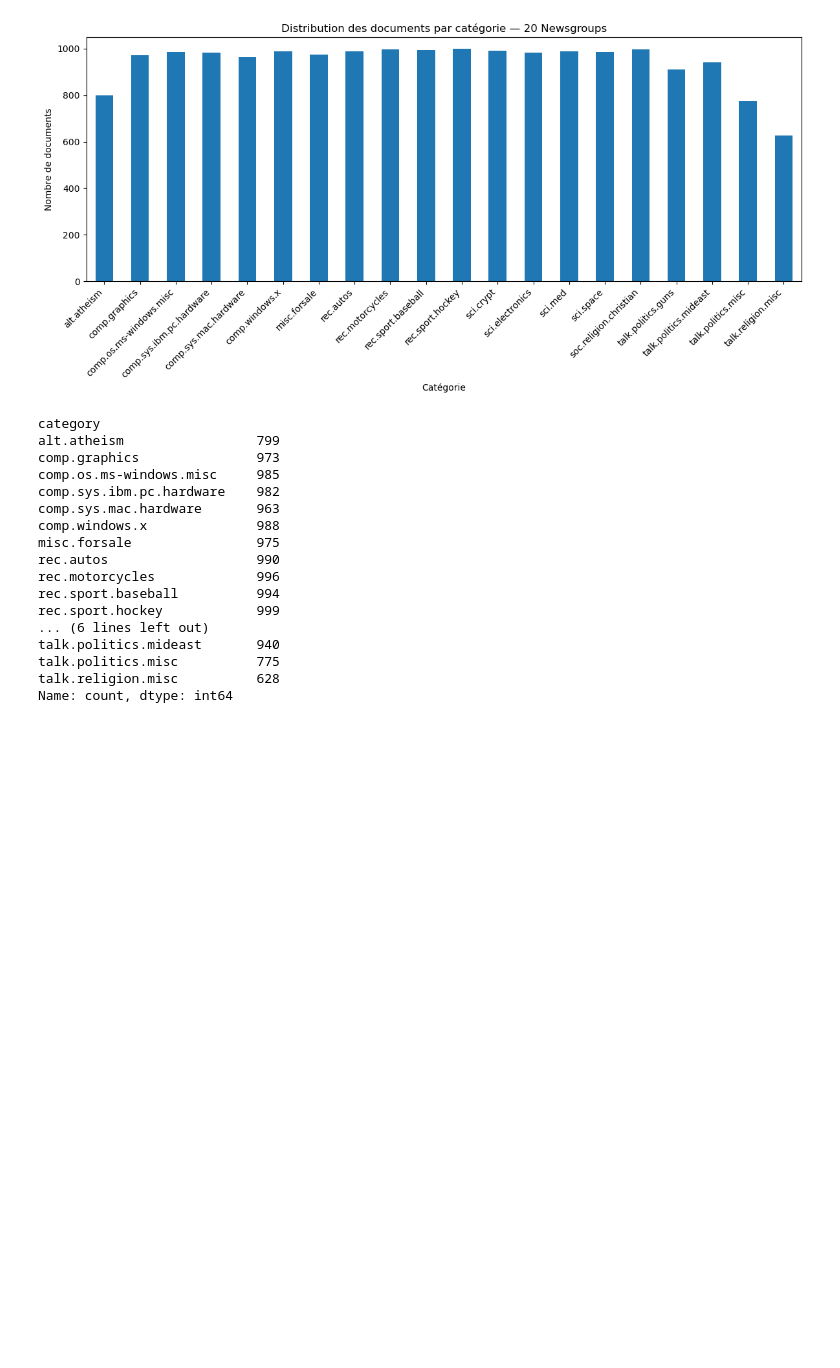
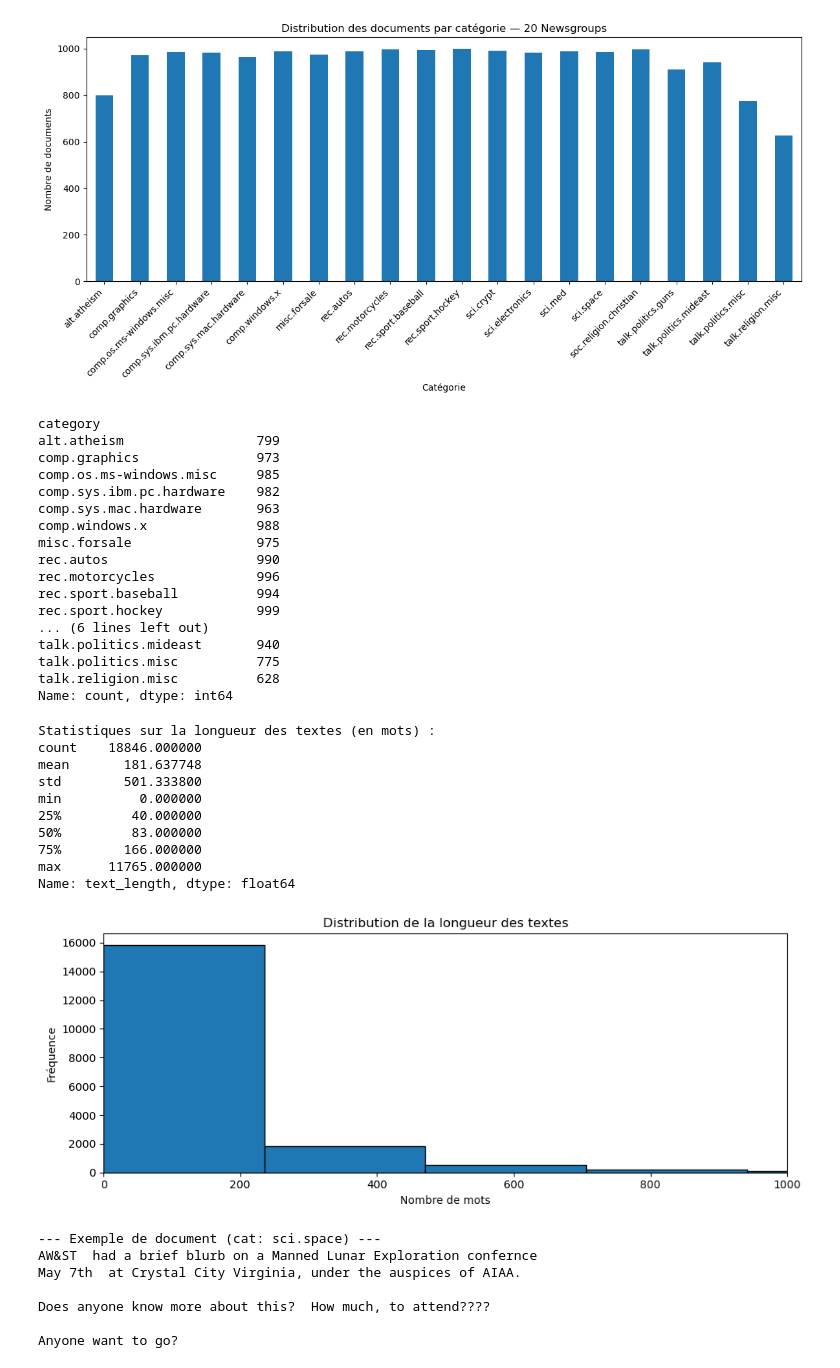
Before and after one commit to thiilelli/multimodal-anomaly-detection, a Jupyter notebook: notebooks/notebook_eda.ipynb, the cells around one changed output. Cells and saved outputs as stored; diff of their text form; code cells hidden in the pictures; blank space fills up the shorter version.

```diff
--- a/notebooks/notebook_eda.ipynb
+++ b/notebooks/notebook_eda.ipynb
@@ -68,3 +68,42 @@ talk.politics.mideast       940
 talk.politics.misc          775
 talk.religion.misc          628
 Name: count, dtype: int64
+# %%
+# Longueur des textes
+df['text_length'] = df['text'].apply(lambda x: len(x.split()))
+
+print("Statistiques sur la longueur des textes (en mots) :")
+print(df['text_length'].describe())
+
+plt.figure(figsize=(10, 4))
+plt.hist(df['text_length'], bins=50, edgecolor='black')
+plt.title('Distribution de la longueur des textes')
+plt.xlabel('Nombre de mots')
+plt.ylabel('Fréquence')
+plt.xlim(0, 1000)
+plt.tight_layout()
+plt.show()
+
+# Quelques exemples
+print("\n--- Exemple de document (cat: sci.space) ---")
+sample = df[df['category'] == 'sci.space']['text'].iloc[0]
+print(sample[:500])
+# %% [output]
+Statistiques sur la longueur des textes (en mots) :
+count    18846.000000
+mean       181.637748
+std        501.333800
+min          0.000000
+25%         40.000000
+50%         83.000000
+75%        166.000000
+max      11765.000000
+Name: text_length, dtype: float64
+[figure, added]
+--- Exemple de document (cat: sci.space) ---
+AW&ST  had a brief blurb on a Manned Lunar Exploration confernce
+May 7th  at Crystal City Virginia, under the auspices of AIAA.
+
+Does anyone know more about this?  How much, to attend????
+
+Anyone want to go?
```
Also changed, not shown: parts of 2 cells of this notebook, 1 other file.
